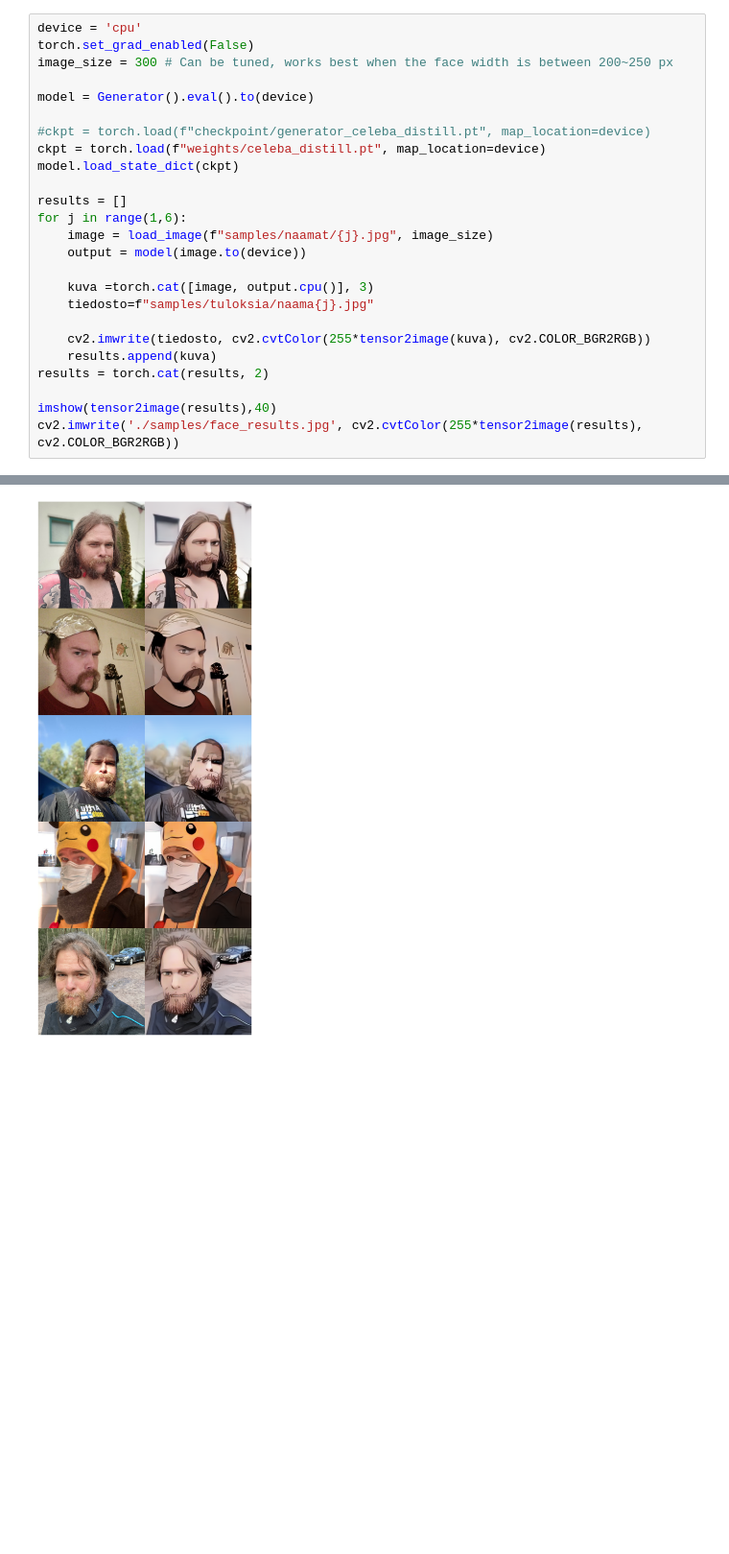
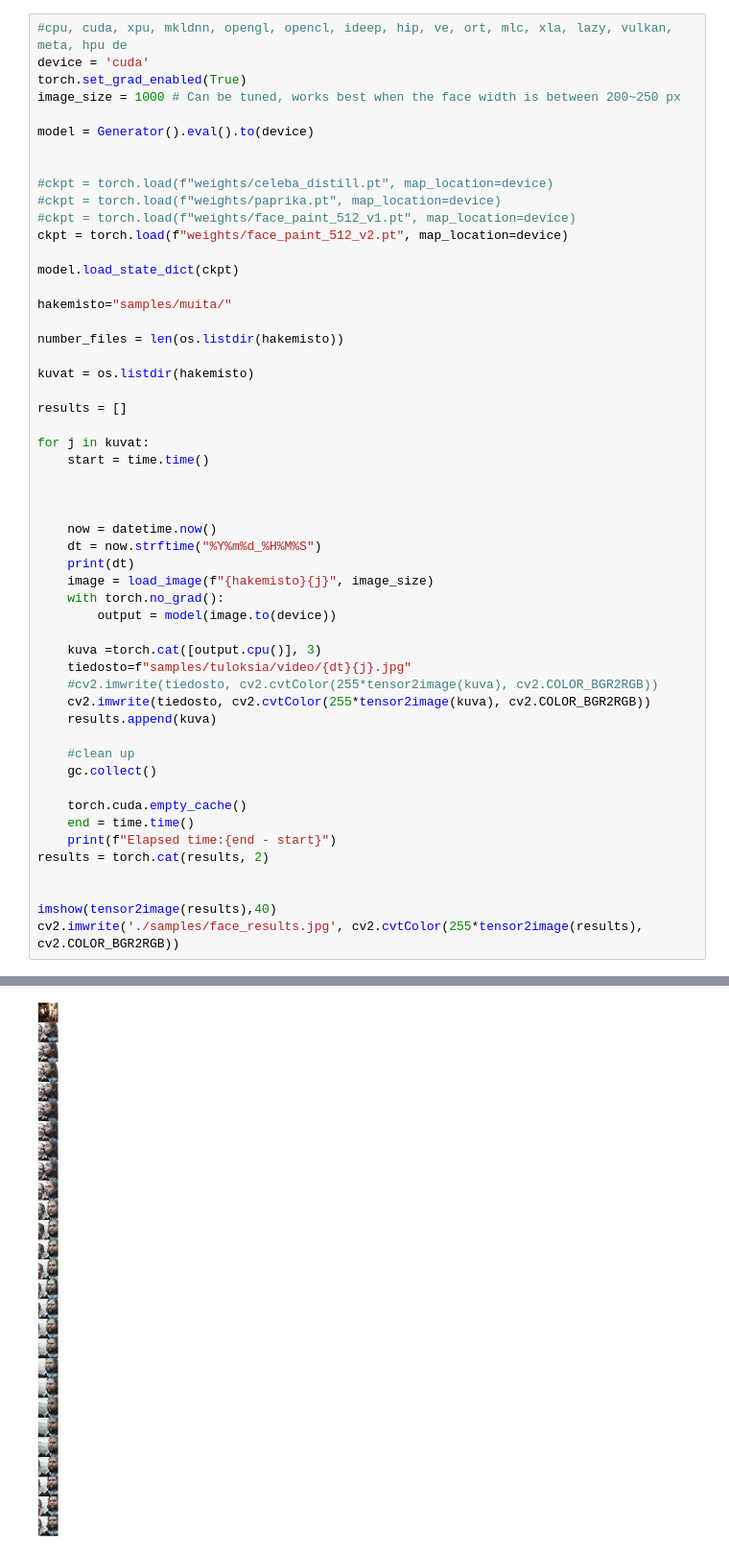
Before and after one commit to TiainenA/animegan2-pytorch, a Jupyter notebook: test_faces.ipynb, the cells around one changed output, grey strips where cells are left out. Shown at 96% size. Saved outputs shown, nothing was run; the diff lists cells and outputs as text; blank space fills up the shorter version.

```diff
--- a/test_faces.ipynb
+++ b/test_faces.ipynb
@@ -41,25 +58,53 @@ def imshow(img, size=5, cmap='jet'):
 # %%
-device = 'cpu'
-torch.set_grad_enabled(False)
-image_size = 300 # Can be tuned, works best when the face width is between 200~250 px
+#cpu, cuda, xpu, mkldnn, opengl, opencl, ideep, hip, ve, ort, mlc, xla, lazy, vulkan, meta, hpu de
+device = 'cuda'
+torch.set_grad_enabled(True)
+image_size = 1000 # Can be tuned, works best when the face width is between 200~250 px
 
 model = Generator().eval().to(device)
 
-#ckpt = torch.load(f"checkpoint/generator_celeba_distill.pt", map_location=device)
-ckpt = torch.load(f"weights/celeba_distill.pt", map_location=device)
+
+#ckpt = torch.load(f"weights/celeba_distill.pt", map_location=device)
+#ckpt = torch.load(f"weights/paprika.pt", map_location=device)
+#ckpt = torch.load(f"weights/face_paint_512_v1.pt", map_location=device)
+ckpt = torch.load(f"weights/face_paint_512_v2.pt", map_location=device)
+
 model.load_state_dict(ckpt)
 
+hakemisto="samples/muita/"
+
+number_files = len(os.listdir(hakemisto))
+
+kuvat = os.listdir(hakemisto)
+
 results = []
-for j in range(1,6):
-    image = load_image(f"samples/naamat/{j}.jpg", image_size)
-    output = model(image.to(device))
 
-    kuva =torch.cat([image, output.cpu()], 3)
-    tiedosto=f"samples/tuloksia/naama{j}.jpg"
+for j in kuvat:
+    start = time.time()
 
+
+
+    now = datetime.now()
+    dt = now.strftime("%Y%m%d_%H%M%S")
+    print(dt)
+    image = load_image(f"{hakemisto}{j}", image_size)
+    with torch.no_grad():
+        output = model(image.to(device))
+
+    kuva =torch.cat([output.cpu()], 3)
+    tiedosto=f"samples/tuloksia/video/{dt}{j}.jpg"
+    #cv2.imwrite(tiedosto, cv2.cvtColor(255*tensor2image(kuva), cv2.COLOR_BGR2RGB))
     cv2.imwrite(tiedosto, cv2.cvtColor(255*tensor2image(kuva), cv2.COLOR_BGR2RGB))
     results.append(kuva)
+
+    #clean up
+    gc.collect()
+
+    torch.cuda.empty_cache()
+    end = time.time()
+    print(f"Elapsed time:{end - start}")
 results = torch.cat(results, 2)
+
 
 imshow(tensor2image(results),40)
 cv2.imwrite('./samples/face_results.jpg', cv2.cvtColor(255*tensor2image(results), cv2.COLOR_BGR2RGB))
@@ -67 +129 @@ cv2.imwrite('./samples/face_results.jpg', cv2.cvtColor(255*tensor2image(results)
-[figure, old version]
+[figure, new version]
```
Also changed, not shown: parts of 3 cells of this notebook, 11 other files.
